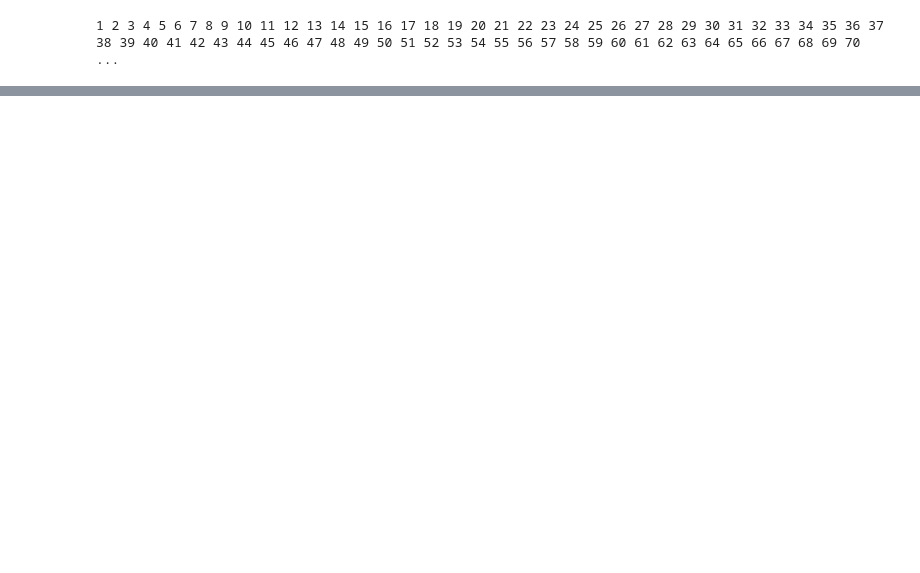
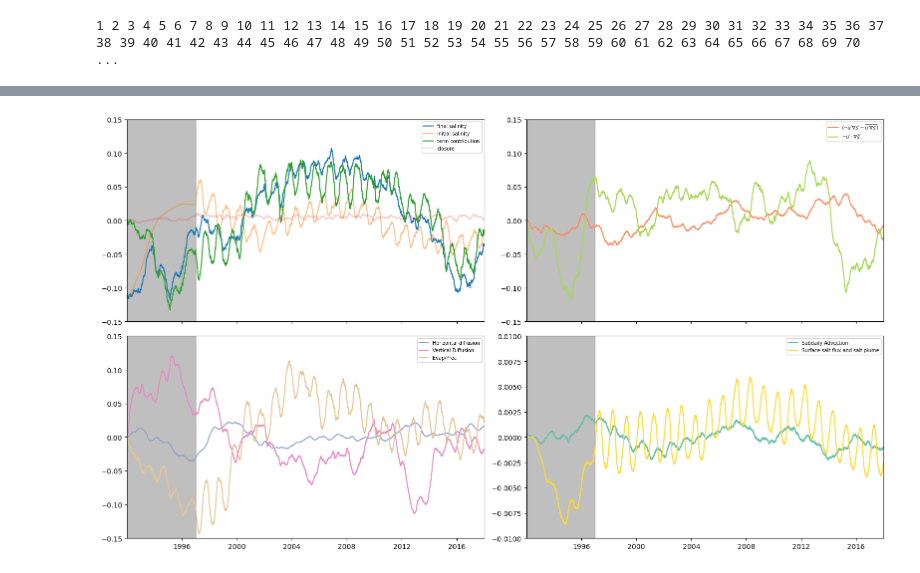
Before and after one commit to MaceKuailv/lagrangian_budget_plot, a Jupyter notebook: contribution_plot_domain_all.ipynb, the cells around one changed output, grey strips where cells are left out. Drawn from its saved outputs; the diff is of its cells as text; code cells hidden in the pictures; blank space fills up the shorter version.

```diff
--- a/contribution_plot_domain_all.ipynb
+++ b/contribution_plot_domain_all.ipynb
@@ -55,28 +71,31 @@ to_output.to_zarr('lineplotprep/contr_domain_all')
 # %%
+ttt = rtime
 fig,axs = plt.subplots(2,2, figsize = (16,9),sharex = True)
 fontsize = 7
 axs = axs.ravel()
-ylim = 0.3
-small_ylim = 0.03
+ylim = 0.15
+small_ylim = 0.01
 
 axs[0].plot(t,slast,label = 'final salinity')
 axs[0].plot(t,sfirst, label = 'initial salinity',alpha = 0.5)
 axs[0].plot(t,-sums[1:]/NUMBER_OF_PARTICLE, label = 'term contribution')
 axs[0].plot(t,slast-sfirst+sums[1:]/NUMBER_OF_PARTICLE,label = 'closure',alpha = 0.2)
 axs[0].legend(fontsize = fontsize)
 axs[0].fill_betweenx([-ylim,ylim],t[0],t[1825],color = 'grey',alpha = 0.5)
 axs[0].set_ylim([-ylim,ylim])
 axs[0].set_xlim([t[0],t[-1]])
 
 for i,group in enumerate([['E','A'],['dif_h','dif_v','F'],['e_ua','I']]):
     for var in group:
         axs[i+1].plot(ttt, -terms[var]/NUMBER_OF_PARTICLE,label = term_dic[var],color = color_dic[var])
     axs[i+1].legend(fontsize = fontsize)
     if i!=2:
         axs[i+1].fill_betweenx([-ylim,ylim],t[0],t[1825],color = 'grey',alpha = 0.5)
         axs[i+1].set_ylim([-ylim,ylim])
     else:
         axs[i+1].fill_betweenx([-small_ylim,small_ylim],t[0],t[1825],color = 'grey',alpha = 0.5)
         axs[i+1].set_ylim([-small_ylim,small_ylim])
 
 plt.tight_layout()
+# %% [output]
+[figure, added]
```
Also changed, not shown: parts of 5 cells of this notebook, 7 other files.
